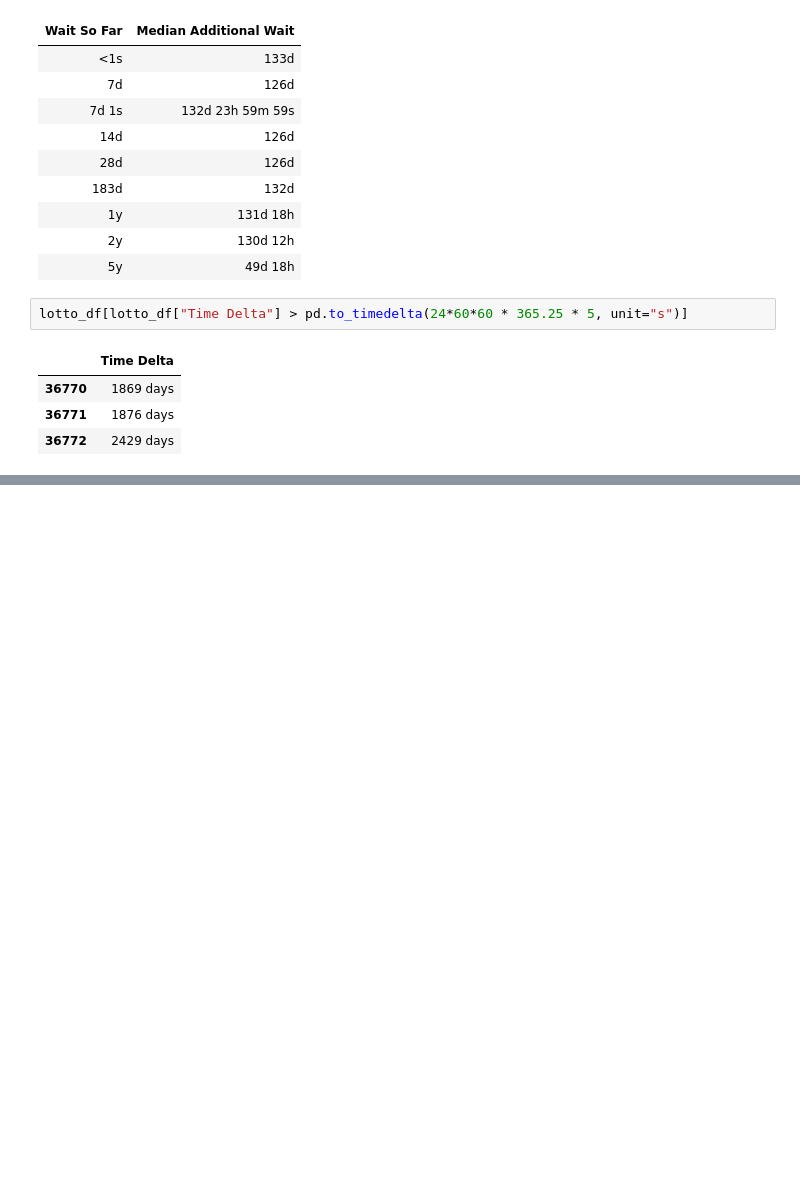
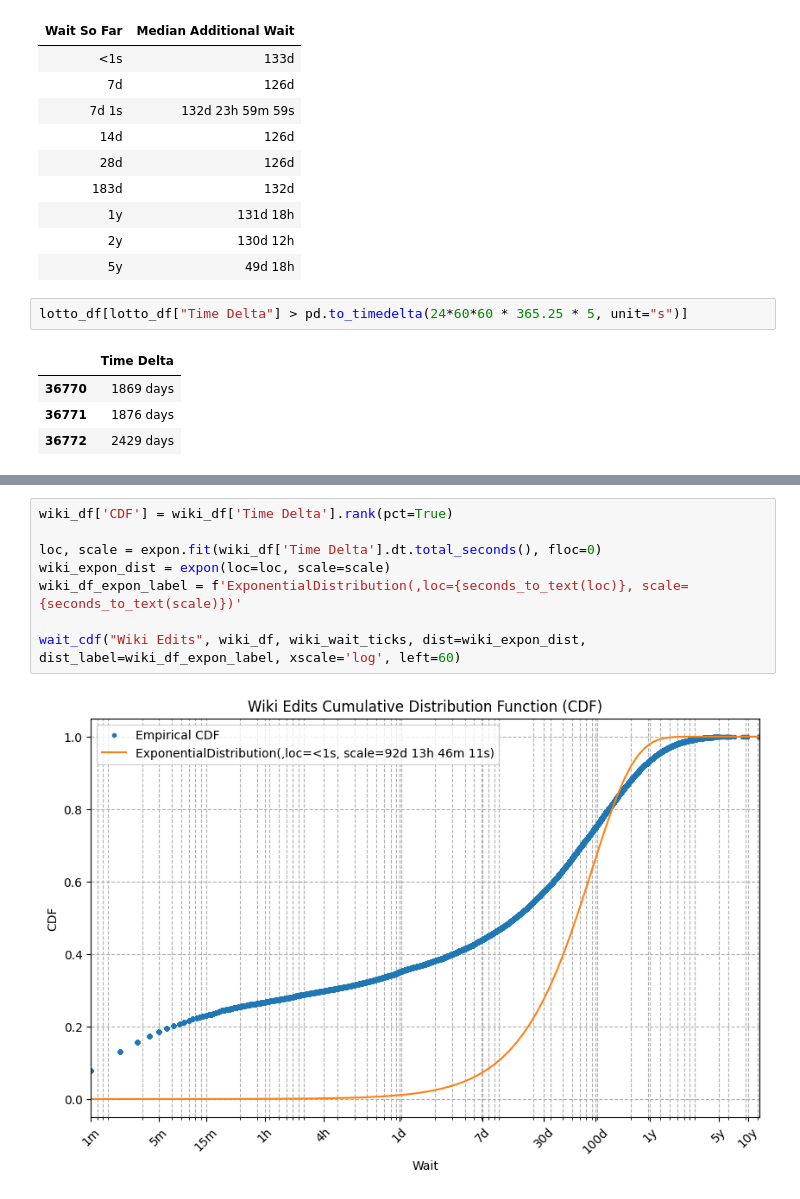
Before and after one commit to CarlKCarlK/wait-times, a Jupyter notebook: wait-times.ipynb, the cells around one changed output, grey strips where cells are left out. Cells and saved outputs as stored; diff of their text form; blank space fills up the shorter version.

```diff
--- a/wait-times.ipynb
+++ b/wait-times.ipynb
@@ -368,0 +253,10 @@ seconds_to_text(3600*4.5)
+# %%
+wiki_df['CDF'] = wiki_df['Time Delta'].rank(pct=True)
+
+loc, scale = expon.fit(wiki_df['Time Delta'].dt.total_seconds(), floc=0)
+wiki_expon_dist = expon(loc=loc, scale=scale)
+wiki_df_expon_label = f'ExponentialDistribution(,loc={seconds_to_text(loc)}, scale={seconds_to_text(scale)})'
+
+wait_cdf("Wiki Edits", wiki_df, wiki_wait_ticks, dist=wiki_expon_dist, dist_label=wiki_df_expon_label, xscale='log', left=60)
+# %% [output]
+[figure, added]
```
Also changed, not shown: parts of 17 cells of this notebook.
